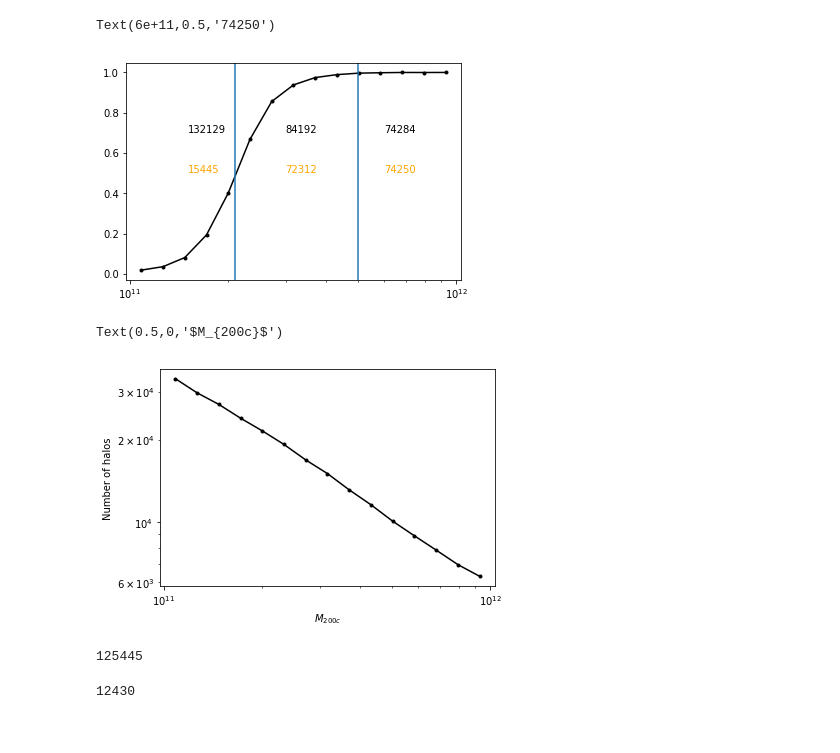
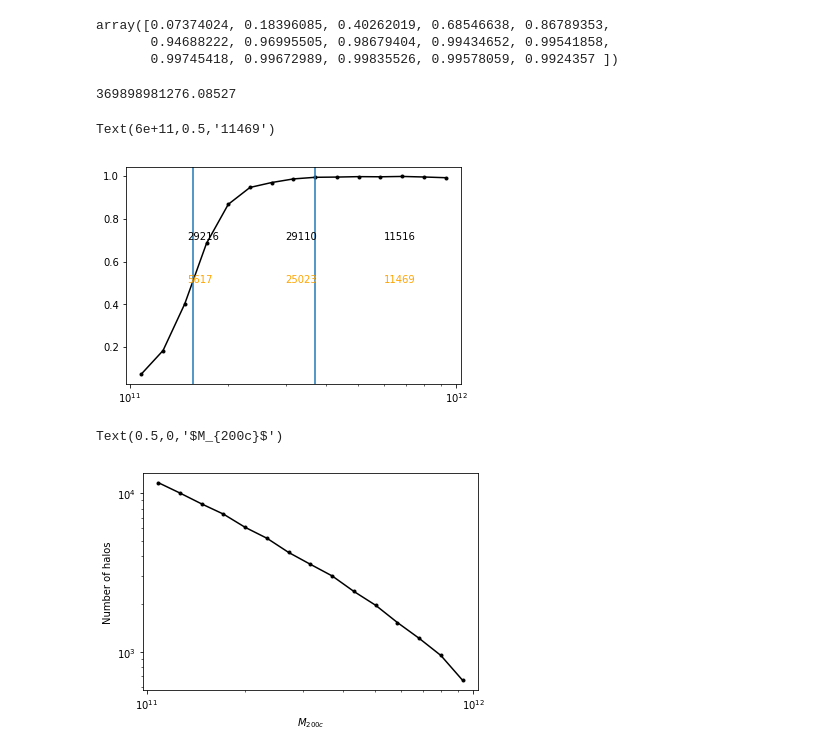
Before and after one commit to florpi/GraphCosmologyNetwork, a Jupyter notebook: baselines/mass_cut.ipynb, the cells around one changed output. Drawn from its saved outputs; the diff is of its cells as text; code cells hidden in the pictures.

Commit message:
updated hod and mass cut with new data

```diff
--- a/baselines/mass_cut.ipynb
+++ b/baselines/mass_cut.ipynb
@@ -21,5 +11,10 @@ labels = labels > 0
+# %%
+output_file = 'merged_dataframe.h5'
+data_path = '/cosma6/data/dp004/dc-cues1/tng_dataframes/'
+
+train, test = get_data(data_path + output_file, arg_label = 'dark_or_light')
 # %%
 nbins= 15
-bins = np.logspace(np.log10(np.min(mass)),
+bins = np.logspace(np.log10(np.min(train.M200c)),
                    12, nbins+1)
 # %%
@@ -32,39 +34,41 @@ end = 5e11
+# %%
+nluminous
+# %% [output]
+array([0.07374024, 0.18396085, 0.40262019, 0.68546638, 0.86789353,
+       0.94688222, 0.96995505, 0.98679404, 0.99434652, 0.99541858,
+       0.99745418, 0.99672989, 0.99835526, 0.99578059, 0.9924357 ])
+# %%
+end
+# %% [output]
+369898981276.08527
 # %%
 plt.semilogx((edges[1:]+edges[:-1])/2.,
            nluminous,color='black', marker='o',markersize=3)
 plt.axvline(x = center)
 plt.axvline(x = end)
 
-plt.text(1.5e11, 0.7, str(len(mass[mass < center])))
-plt.text(1.5e11, 0.5, str(np.sum(labels[mass < center] > 0)), color = 'orange')
+plt.text(1.5e11, 0.7, str(len(train.M200c[train.M200c < center])))
+plt.text(1.5e11, 0.5, str(np.sum(train.labels[train.M200c < center] > 0)), color = 'orange')
 
-plt.text(3.e11, 0.7, str(len(mass[(mass >  center) & (mass < end)])))
-plt.text(3.e11, 0.5, str(np.sum(labels[(mass >  center) & (mass < end)] > 0)), color = 'orange')
+plt.text(3.e11, 0.7, str(len(train.M200c[(train.M200c >  center) & (train.M200c < end)])))
+plt.text(3.e11, 0.5, str(np.sum(train.labels[(train.M200c >  center) & (train.M200c < end)] > 0)), color = 'orange')
 
-plt.text(6.e11, 0.7, str(len(mass[(mass > end)])))
-plt.text(6.e11, 0.5, str(np.sum(labels[mass > end] > 0)), color = 'orange')
+plt.text(6.e11, 0.7, str(len(train.M200c[(train.M200c > end)])))
+plt.text(6.e11, 0.5, str(np.sum(train.labels[train.M200c > end] > 0)), color = 'orange')
 # %% [output]
-Text(6e+11,0.5,'74250')
+Text(6e+11,0.5,'11469')
-[figure, old version]
+[figure, new version]
 # %%
 
 
 
-mass_func, edges = np.histogram(mass, bins=bins)
+mass_func, edges = np.histogram(train.M200c, bins=bins)
 plt.loglog((edges[1:]+edges[:-1])/2.,
            mass_func,color='black', marker='o',markersize=3)
 
 plt.ylabel('Number of halos')
 plt.xlabel(r'$M_{200c}$')
 # %% [output]
 Text(0.5,0,'$M_{200c}$')
-[figure, old version]
+[figure, new version]
-# %%
-np.sum(mass < 2.e11)
-# %% [output]
-125445
-# %%
-np.sum(labels[mass < 2.e11] > 0)
-# %% [output]
-12430
 # %%
```
Also changed, not shown: parts of 8 cells of this notebook, 3 other files.
